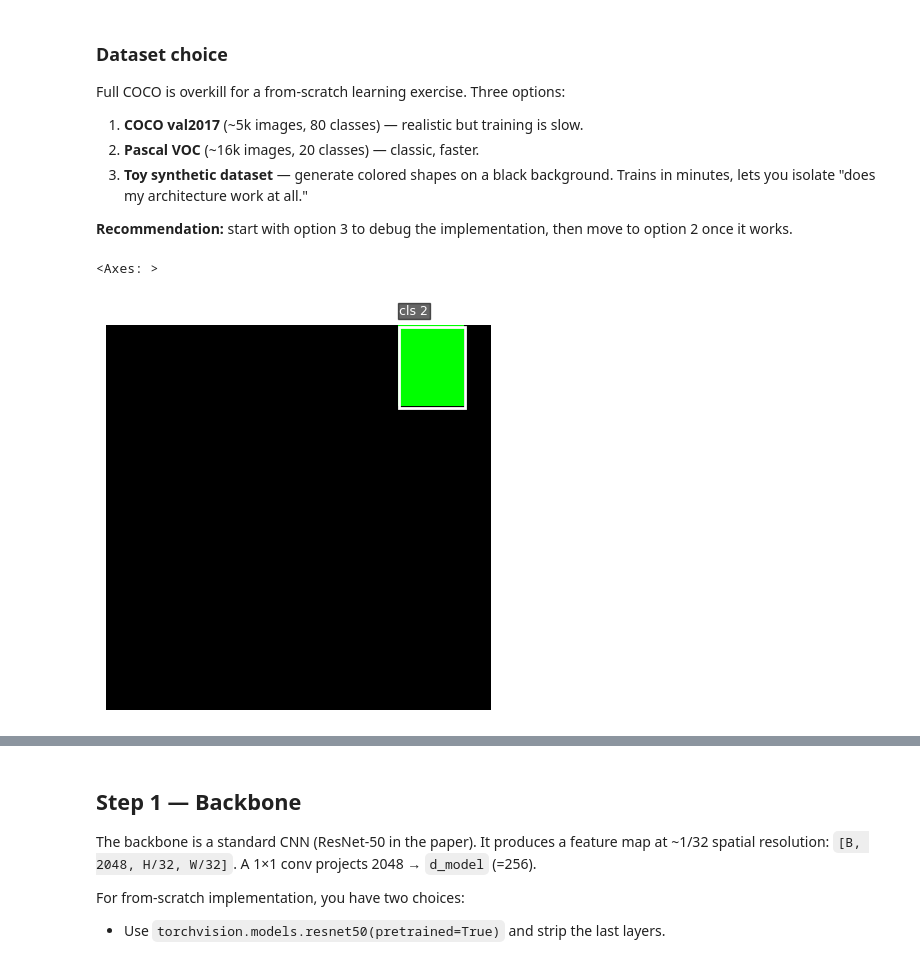
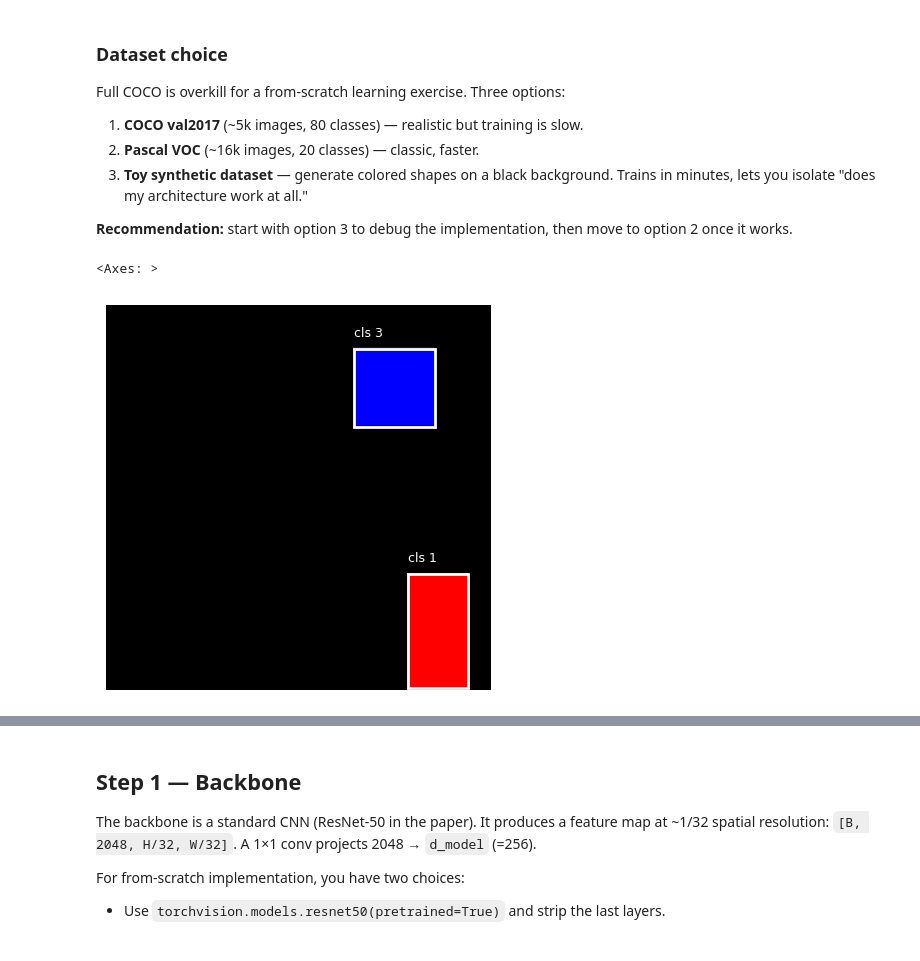
Before and after one commit to jpoberhauser/vision-transformers-and-ssl, a Jupyter notebook: module2_detection_segmentation_tracking/001_detr_from_scratch.ipynb, the cells around one changed output, grey strips where cells are left out. Cells and saved outputs as stored; diff of their text form; code cells hidden in the pictures.

```diff
--- a/module2_detection_segmentation_tracking/001_detr_from_scratch.ipynb
+++ b/module2_detection_segmentation_tracking/001_detr_from_scratch.ipynb
@@ -217,13 +217,14 @@ class ToyDetectionDataset(torch.utils.data.Dataset):
        return len(self.images)
     def __getitem__(self, idx: int):
         return self.images[idx], self.targets[idx]
+# %%
+toy_data = ToyDetectionDataset(num_samples=1000, image_size=128, min_objects=1, max_objects=5, num_classes=3)
 # %%
-toy_data = ToyDetectionDataset(num_samples=10, image_size=128, min_objects=1, max_objects=5, num_classes=3)
-sample, sample_target = toy_data[0]
+sample, sample_target = toy_data[-19]
 visualize(sample, sample_target)
 # %% [output]
 <Axes: >
-[figure, old version]
+[figure, new version]
 # %%
 # plot the images
 fig, axes = plt.subplots(1, 4, figsize=(16, 4))
```
Also changed, not shown: parts of 18 cells of this notebook.
